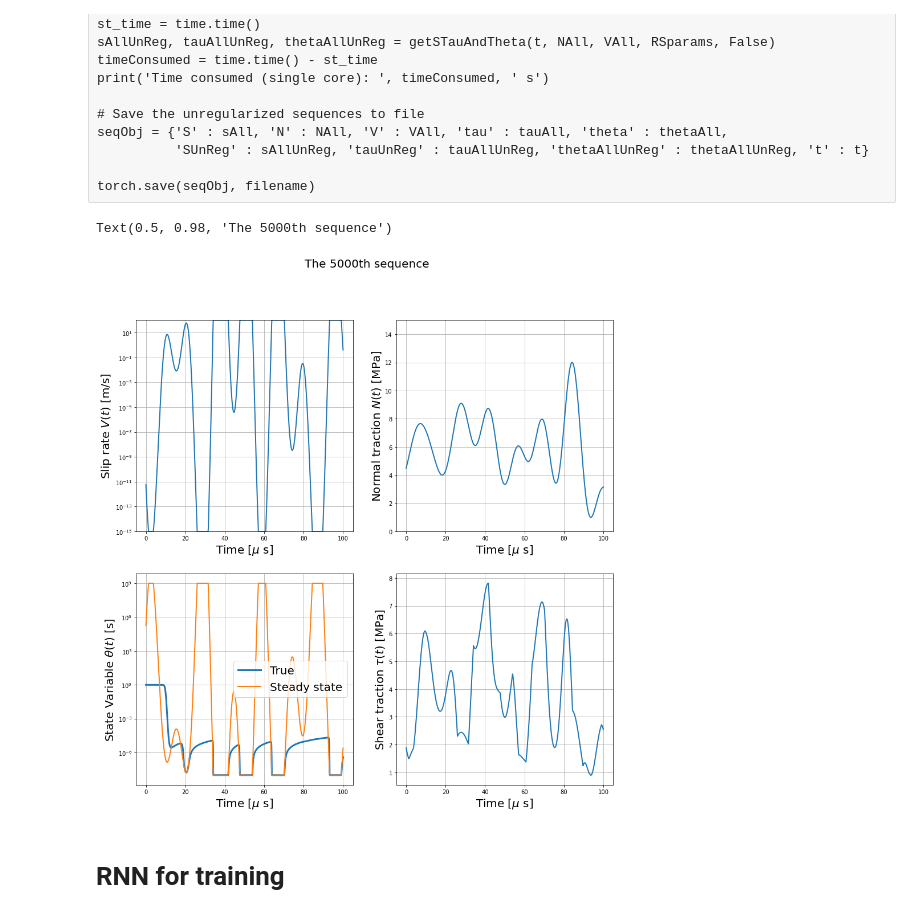
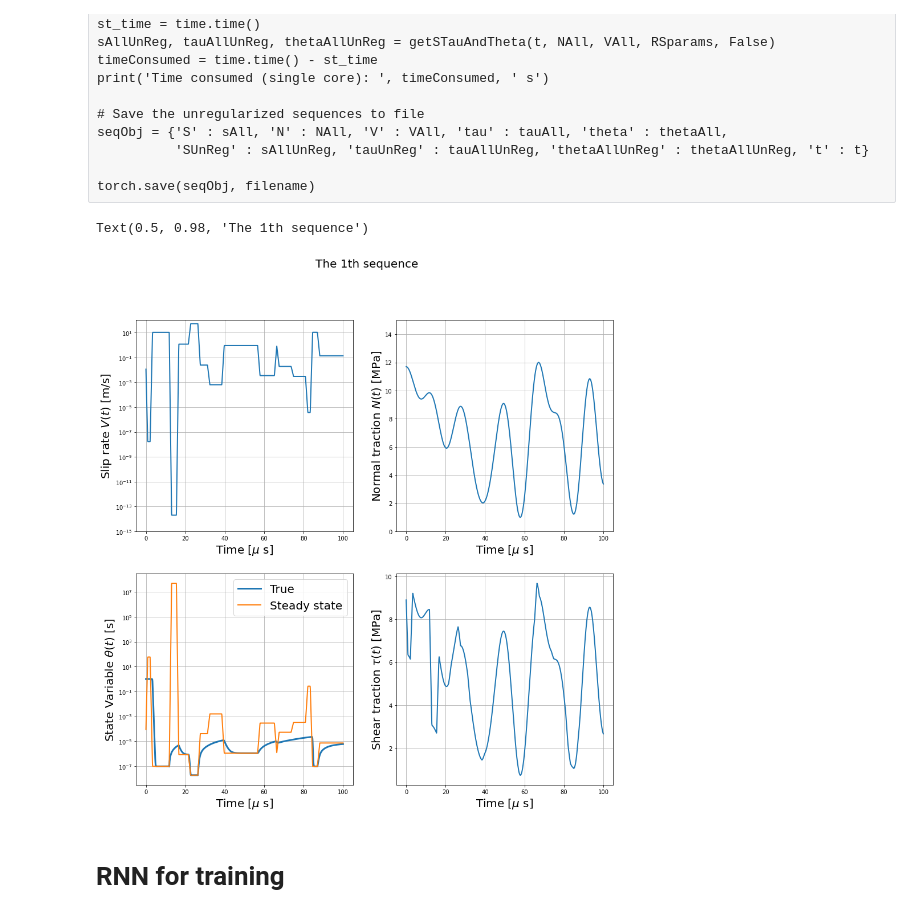
Before and after one commit to Shengduo/RateStateFrictionTraining, a Jupyter notebook: Trial_NonRegularizedGen.ipynb, the cells around one changed output. Drawn from its saved outputs; the diff is of its cells as text; code cells hidden in the pictures.

```diff
--- a/Trial_NonRegularizedGen.ipynb
+++ b/Trial_NonRegularizedGen.ipynb
@@ -323,7 +340,7 @@ seqObj = {'S' : sAll, 'N' : NAll, 'V' : VAll, 'tau' : tauAll, 'theta' : thetaAll
 torch.save(seqObj, filename)
 # %%
 # Load un-regularized sequences
-filename = "./data/sequence3.pt"
+filename = "./data/sequencePieceConst1019_UnReg.pt"
 loaded = torch.load(filename)
 tauAll = loaded['tauUnReg']
 NAll = loaded['N']
@@ -334,41 +351,41 @@ t = loaded['t']
 RSparams = RateStateParams()
 # %%
 # Plot Sequence of V(t) and N(t) given sample-index
-sample_idx = 5000
+sample_idx = 1
 f, axs = plt.subplots(2, 2, figsize = (15, 15))
 
 # Plot V(t)
 axs[0][0].semilogy(1e6 * t, VAll[sample_idx, :], linewidth=2.0)
 axs[0][0].set_xlabel('Time [$\mu$ s]', fontsize=20)
 axs[0][0].set_ylabel('Slip rate $V(t)\  \mathrm{[m/s]}$', fontsize=20)
 axs[0][0].set_ylim([1e-15, 1e2])
 axs[0][0].grid()
 
 # Plot N(t)
 axs[0][1].plot(1e6 * t, NAll[sample_idx, :], linewidth=2.0)
 axs[0][1].set_xlabel('Time [$\mu$ s]', fontsize=20)
 axs[0][1].set_ylabel('Normal traction $N(t)\ \mathrm{[MPa]}$', fontsize=20)
 axs[0][1].set_ylim([0, 15])
 axs[0][1].grid()
 
 # Plot theta(t)
 axs[1][0].semilogy(1e6 * t, thetaAll[sample_idx, :], linewidth=3.0)
 axs[1][0].semilogy(1e6 * t, RSparams.DRS / VAll[sample_idx, :], linewidth=2.0)
 axs[1][0].set_xlabel('Time [$\mu$ s]', fontsize=20)
 axs[1][0].set_ylabel('State Variable $\\theta(t)\ \mathrm{[s]}$', fontsize=20)
 axs[1][0].legend(['True', 'Steady state'], loc='best', fontsize=20)
 axs[1][0].grid()
 
 # Plot \tau(t)
 axs[1][1].plot(1e6 * t, tauAll[sample_idx, :], linewidth=2.0)
 axs[1][1].set_xlabel('Time [$\mu$ s]', fontsize=20)
 axs[1][1].set_ylabel('Shear traction $\\tau(t)\ \mathrm{[MPa]}$', fontsize=20)
 axs[1][1].grid()
 
 f.suptitle("The " + str(sample_idx) + "th sequence", fontsize = 20)
 # %% [output]
-Text(0.5, 0.98, 'The 5000th sequence')
+Text(0.5, 0.98, 'The 1th sequence')
-[figure, old version]
+[figure, new version]
 # %% [markdown]
 # RNN for training
 # %%
```
Also changed, not shown: parts of 4 cells of this notebook.
